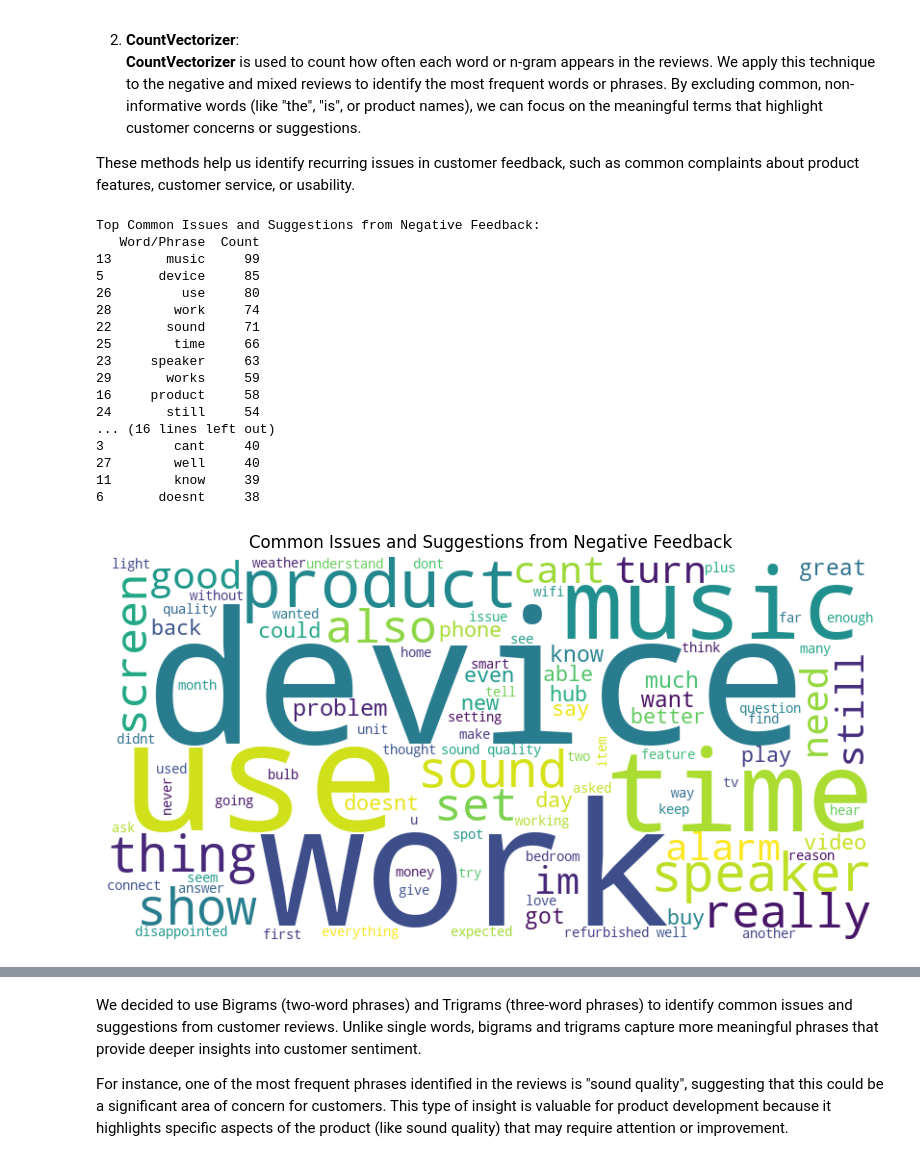
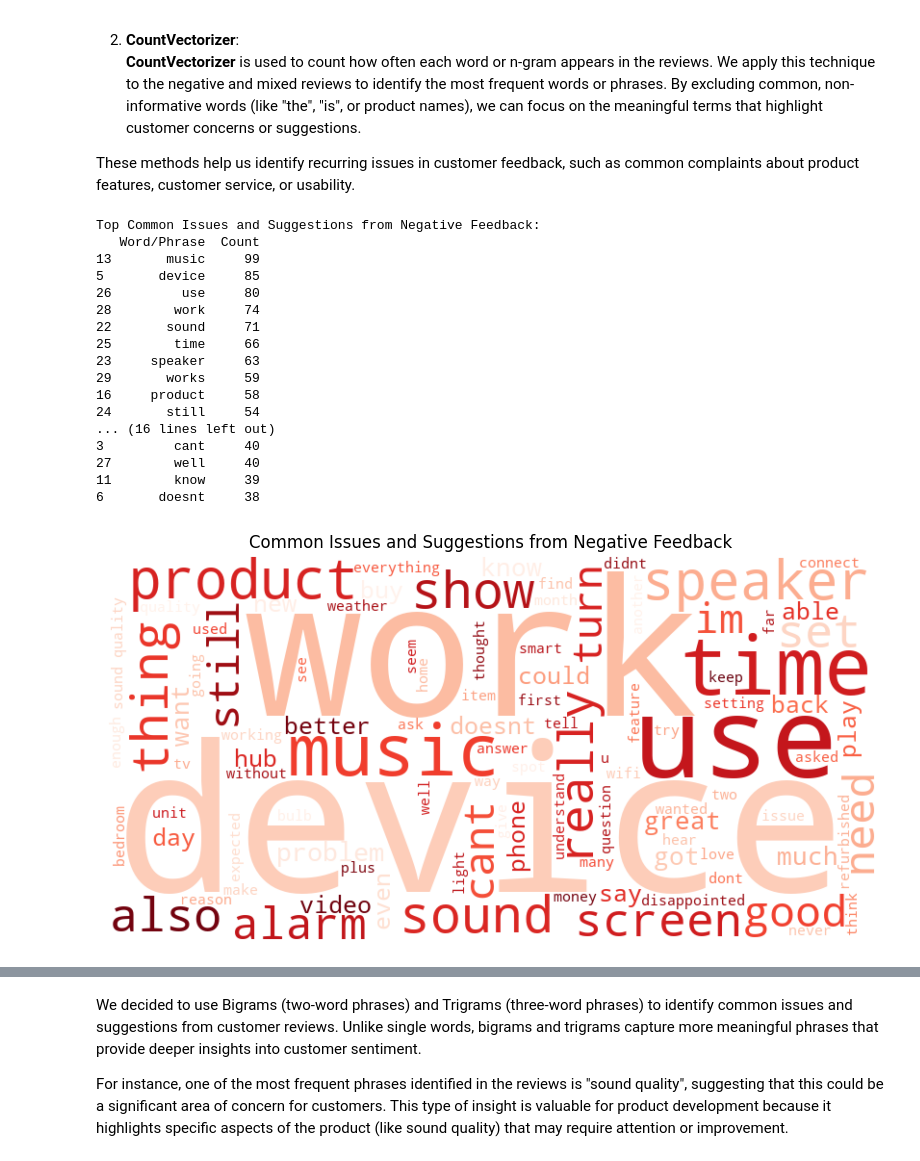
Before and after one commit to 7-teens/7-teens-DSA3101-2410-Project, a Jupyter notebook: NLP sentiment analysis/Bonus_Question_NLP_Potential.ipynb, the cells around one changed output, grey strips where cells are left out. Cells and saved outputs as stored; diff of their text form; code cells hidden in the pictures.

```diff
--- a/NLP sentiment analysis/Bonus_Question_NLP_Potential.ipynb
+++ b/NLP sentiment analysis/Bonus_Question_NLP_Potential.ipynb
@@ -240,35 +240,35 @@ wordcloud = WordCloud(
     width=800, height=400,
     background_color='white',
     stopwords=stop_words,
     max_words=100,
-    colormap='viridis'
+    colormap='Reds'
 ).generate(text_for_wordcloud)
 
 # Plot the word cloud
 plt.figure(figsize=(10, 5))
 plt.imshow(wordcloud, interpolation='bilinear')
 plt.axis('off')
 plt.title('Common Issues and Suggestions from Negative Feedback')
 plt.show()
 # %% [output]
 Top Common Issues and Suggestions from Negative Feedback:
    Word/Phrase  Count
 13       music     99
 5       device     85
 26         use     80
 28        work     74
 22       sound     71
 25        time     66
 23     speaker     63
 29       works     59
 16     product     58
 24       still     54
 ... (16 lines left out)
 3         cant     40
 27        well     40
 11        know     39
 6       doesnt     38
-[figure, old version]
+[figure, new version]
 # %%
 # Define custom blacklist of words to exclude
 blacklist_words = ['amazon', 'alexa', 'echo', 'bought', 'purchase', 'app', 'like', 'dot', 'would', 'get', 'one']
```
Also changed, not shown: parts of 4 cells of this notebook.
